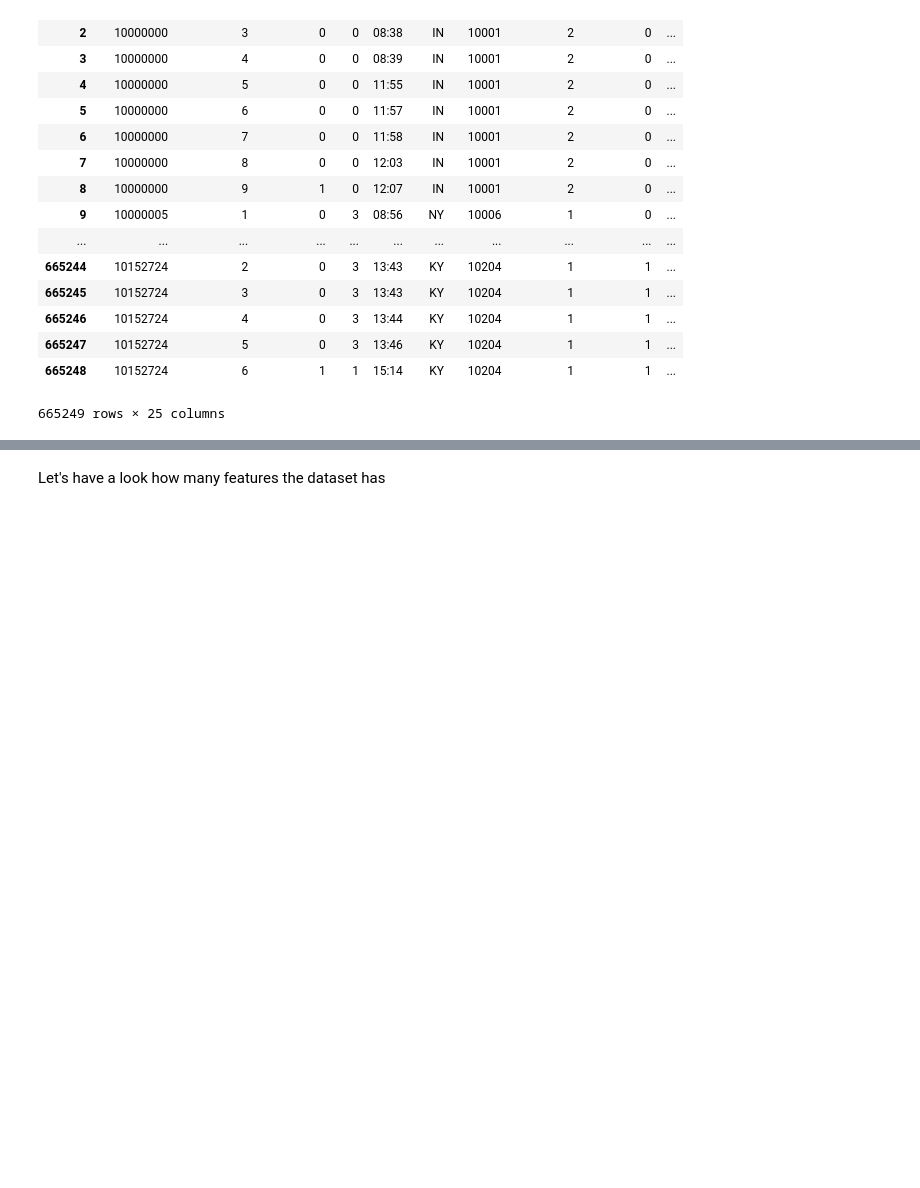
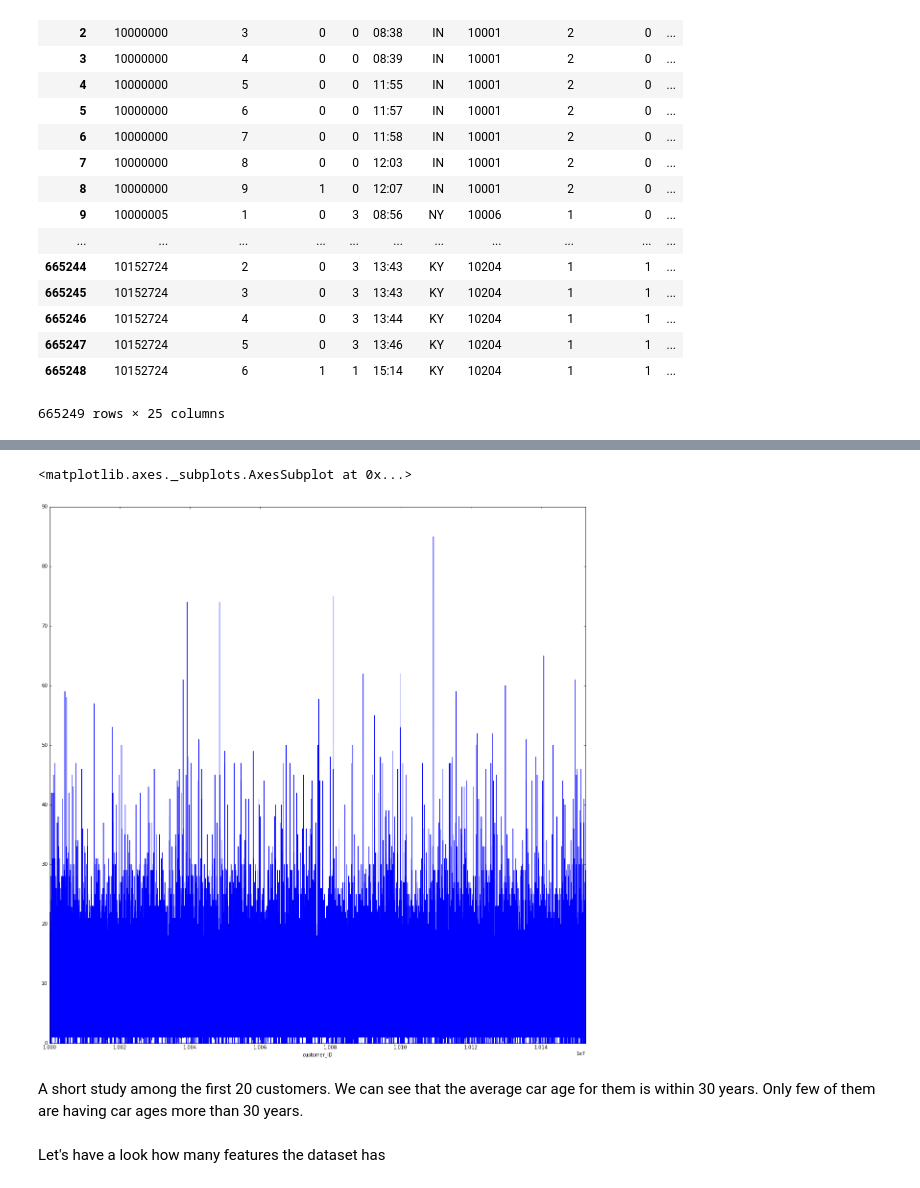
Before and after one commit to Rahul-Mondal/Data-Mining, a Jupyter notebook: project.ipynb, the cells around one changed output, grey strips where cells are left out. Drawn from its saved outputs; the diff is of its cells as text; code cells hidden in the pictures; blank space fills up the shorter version.

Commit message:
Updating with findings - data exploration part

```diff
--- a/project.ipynb
+++ b/project.ipynb
@@ -32,3 +32,6 @@ data
 | 665247 | 10152724 | 5 | 0 | 3 | 13:46 | KY | 10204 | 1 | 1 | ... |
 | 665248 | 10152724 | 6 | 1 | 1 | 15:14 | KY | 10204 | 1 | 1 | ... |
 665249 rows × 25 columns
+# %%
+d = data.groupby('customer_ID').mean().car_age
+d
@@ -35,3 +56,10 @@ data
+# %%
+d.plot(kind='line', x = d.index[20], y = d.values[20], figsize = (20,20))
+# %% [output]
+<matplotlib.axes._subplots.AxesSubplot at 0x...>
+[figure, added]
+# %% [markdown]
+A short study among the first 20 customers. We can see that the average car age for them is within 30 years. Only few of them are having car ages more than 30 years.
 # %% [markdown]
 Let's have a look how many features the dataset has
 # %%
```
Also changed, not shown: parts of 6 cells of this notebook.
